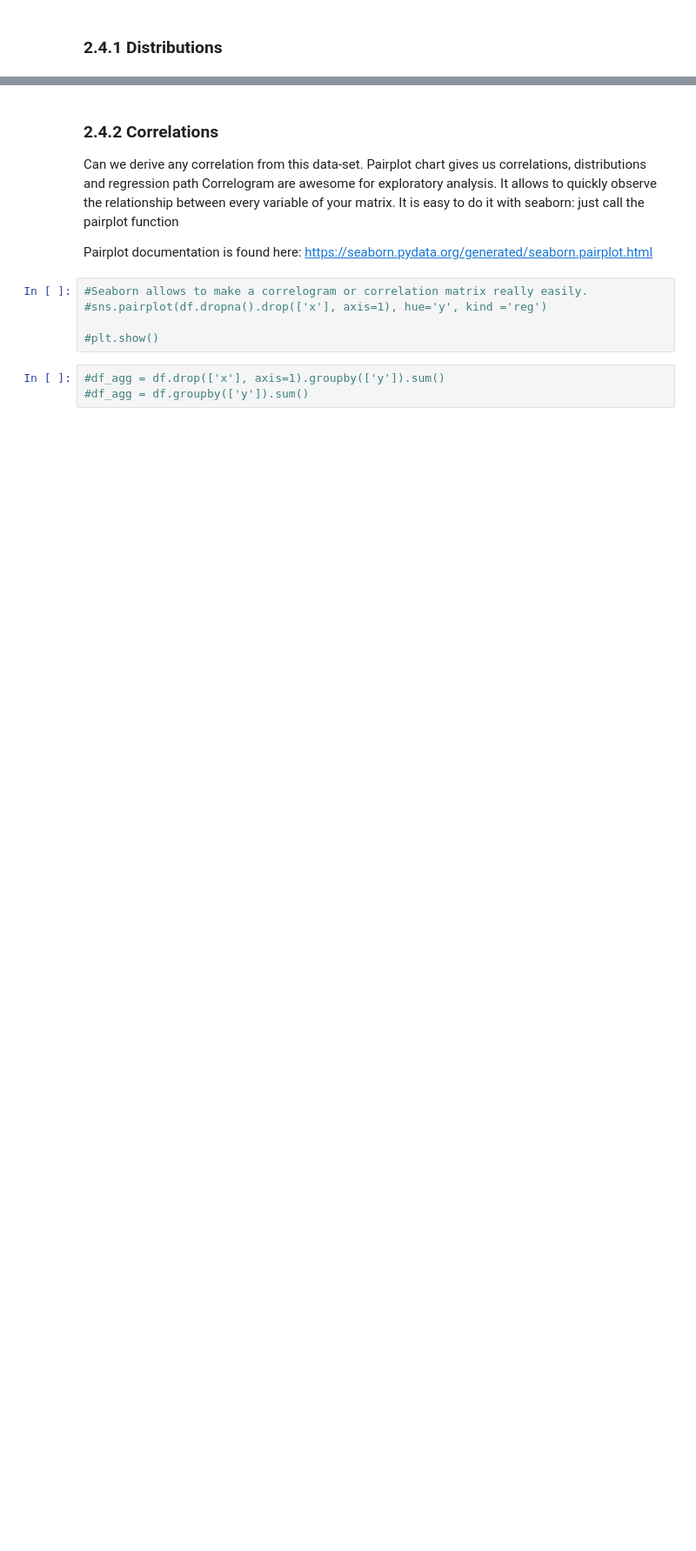
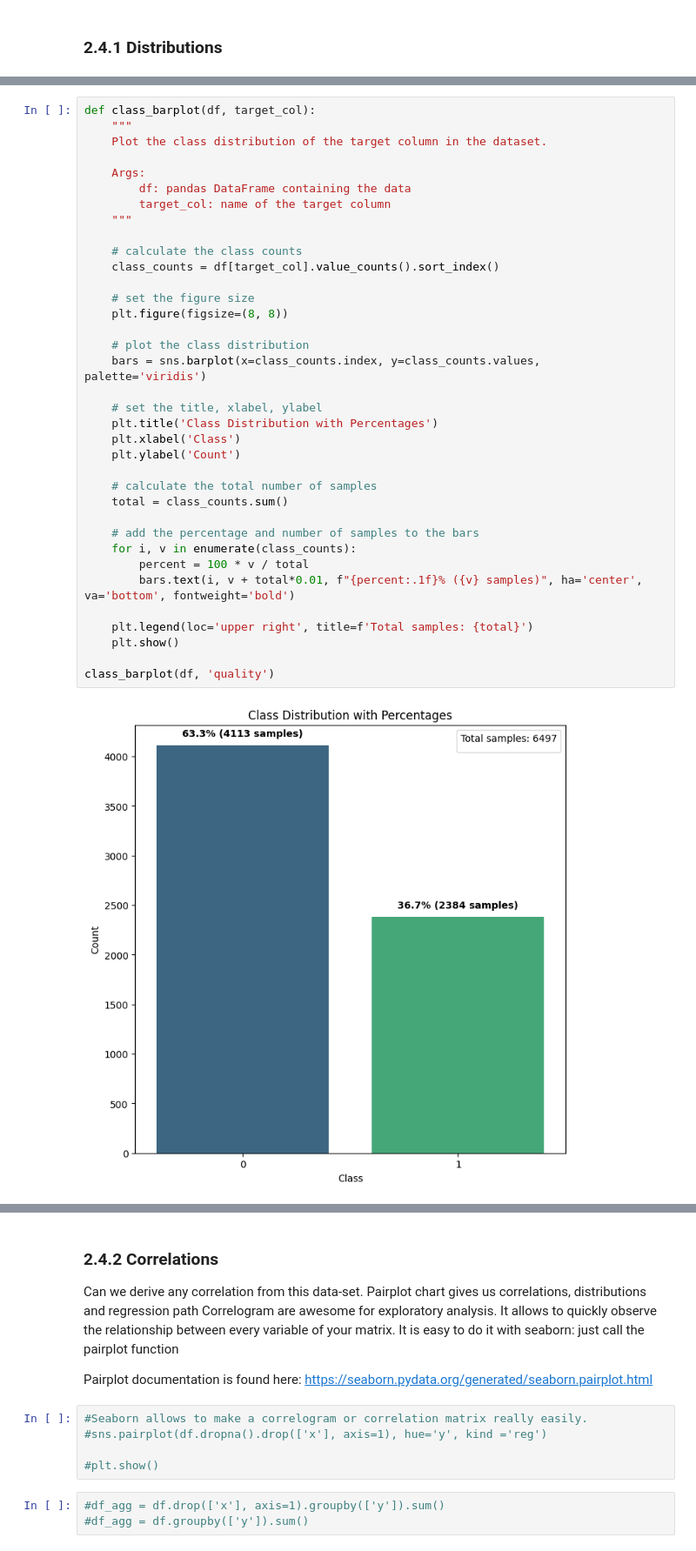
Before and after one commit to Arifuzzaman-Munaf/Predictive-Analysis-using-ML-algorithms, a Jupyter notebook: assessment_02.ipynb, the cells around one changed output, grey strips where cells are left out. Shown at 87% size. Cells and saved outputs as stored; diff of their text form; blank space fills up the shorter version.

```diff
--- a/assessment_02.ipynb
+++ b/assessment_02.ipynb
@@ -692,0 +840,38 @@ def hist_chart(df, col):
+# %%
+def class_barplot(df, target_col):
+    """
+    Plot the class distribution of the target column in the dataset.
+
+    Args:
+        df: pandas DataFrame containing the data
+        target_col: name of the target column
+    """
+
+    # calculate the class counts
+    class_counts = df[target_col].value_counts().sort_index()
+
+    # set the figure size
+    plt.figure(figsize=(8, 8))
+
+    # plot the class distribution
+    bars = sns.barplot(x=class_counts.index, y=class_counts.values, palette='viridis')
+
+    # set the title, xlabel, ylabel
+    plt.title('Class Distribution with Percentages')
+    plt.xlabel('Class')
+    plt.ylabel('Count')
+
+    # calculate the total number of samples
+    total = class_counts.sum()
+
+    # add the percentage and number of samples to the bars
+    for i, v in enumerate(class_counts):
+        percent = 100 * v / total
+        bars.text(i, v + total*0.01, f"{percent:.1f}% ({v} samples)", ha='center', va='bottom', fontweight='bold')
+
+    plt.legend(loc='upper right', title=f'Total samples: {total}')
+    plt.show()
+
+class_barplot(df, 'quality')
+# %% [output]
+[figure, added]
```
Also changed, not shown: parts of 15 cells of this notebook.
